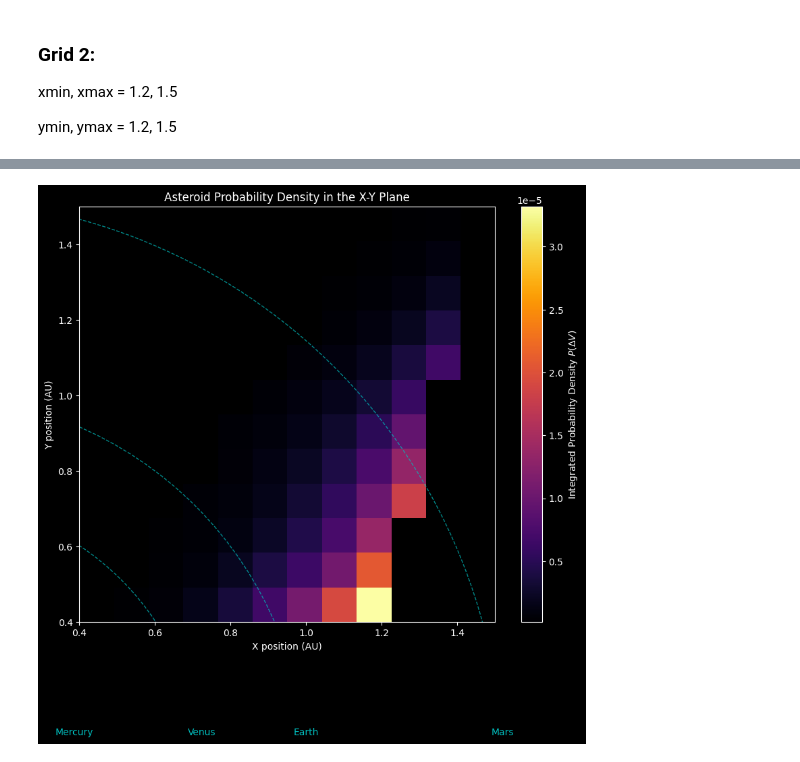
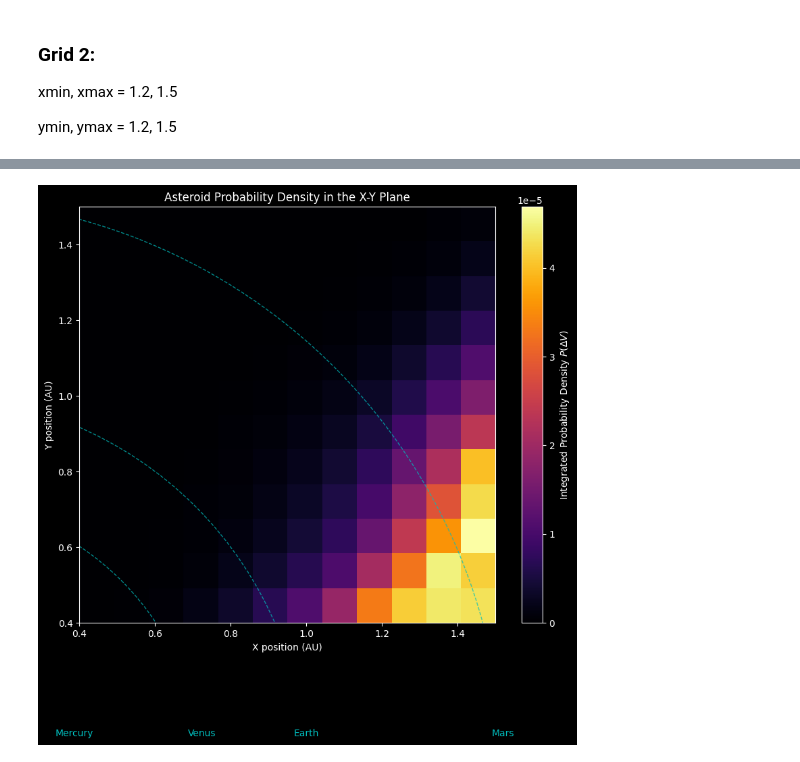
Before and after one commit to JuanitaAgudelo/TesisRepo, a Jupyter notebook: density_space_mapping/z_grid_mapping.ipynb, the cells around one changed output, grey strips where cells are left out. Drawn from its saved outputs; the diff is of its cells as text; code cells hidden in the pictures.

```diff
--- a/density_space_mapping/z_grid_mapping.ipynb
+++ b/density_space_mapping/z_grid_mapping.ipynb
@@ -358,8 +303,10 @@ x_min, x_max
 # %%
+x_min, x_max = 0.4, 1.5
+y_min, y_max = 0.4, 1.5
 # ==============================================================================
 # 4. VISUALIZATION
 # ==============================================================================
-with open("P_X_grid_v3.dat", "rb") as f:
+with open("P_X_grid_v5.dat", "rb") as f:
     integral_grid = np.loadtxt(f)
 # The probability values might be very small, so plotting the log can be useful
 # Add a small constant to avoid log(0)
@@ -376,31 +323,31 @@ im = ax.imshow(
     cmap='inferno',
     extent=[x_min, x_max, y_min, y_max],
     origin='lower',
     interpolation='nearest'
 )
 
 # Add a colorbar to show the scale
 cbar = fig.colorbar(im)
 cbar.set_label('Integrated Probability Density $P(\Delta V)$')
 #cbar.set_label('Log10 of Integrated Probability Density') # Use if plotting log
 
 # Add labels and title
 ax.set_xlabel('X position (AU)')
 ax.set_ylabel('Y position (AU)')
 ax.set_title('Asteroid Probability Density in the X-Y Plane')
 ax.set_aspect('equal', adjustable='box') # Ensure x and y axes have the same scale
 
 # Add orbits of planets for context
 def plot_orbit(radius, label):
     circle = plt.Circle((0, 0), radius, color='c', fill=False, linestyle='--', alpha=0.7)
     ax.add_artist(circle)
     ax.text(radius, 0.1, label, color='c', ha='center')
 
 plot_orbit(0.387, 'Mercury')
 plot_orbit(0.723, 'Venus')
 plot_orbit(1.0, 'Earth')
 plot_orbit(1.52, 'Mars')
 
 plt.show()
 # %% [output]
-[figure, old version]
+[figure, new version]
```
Also changed, not shown: parts of 20 cells of this notebook, 5 other files.
